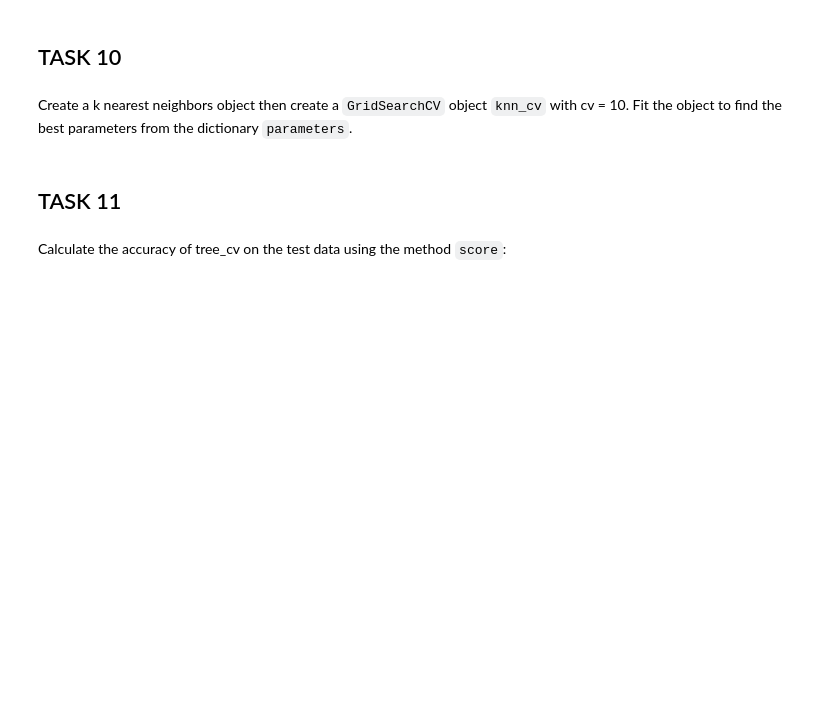
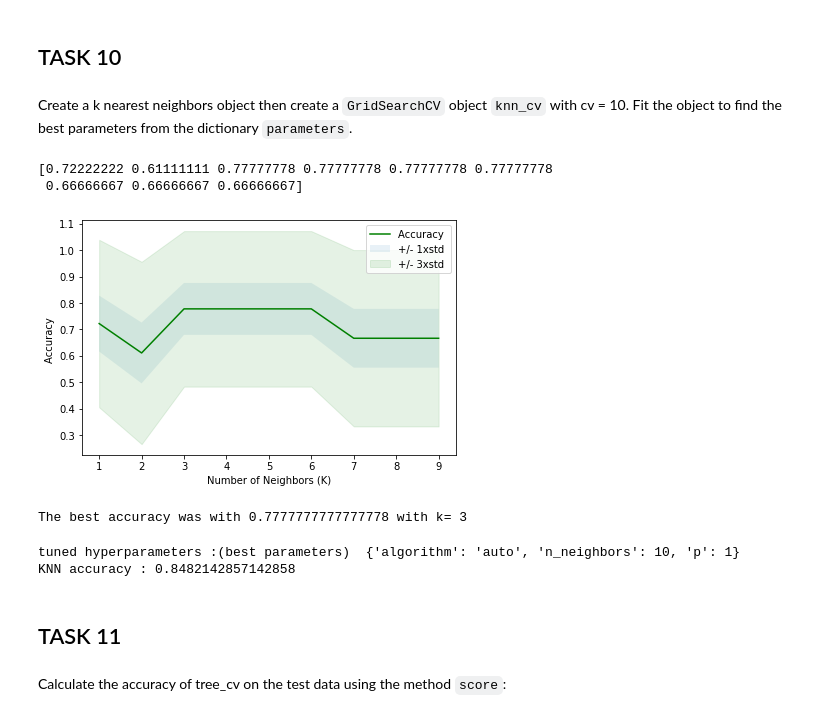
Before and after one commit to marstec/IBM-DataScienceCapstoneProject, a Jupyter notebook: SpaceX_Machine_Learning_Prediction_Part_5.ipynb, the cells around one changed output. Cells and saved outputs as stored; diff of their text form; code cells hidden in the pictures; blank space fills up the shorter version.

```diff
--- a/SpaceX_Machine_Learning_Prediction_Part_5.ipynb
+++ b/SpaceX_Machine_Learning_Prediction_Part_5.ipynb
@@ -344,6 +376,59 @@ KNN = KNeighborsClassifier()
+# %%
+from sklearn import metrics
+
+parameters = {'n_neighbors': [1, 2, 3, 4, 5, 6, 7, 8, 9, 10],
+              'algorithm': ['auto', 'ball_tree', 'kd_tree', 'brute'],
+              'p': [1,2]}
+
+KNN = KNeighborsClassifier()
+
+#GridSearchCV
+knn_cv = GridSearchCV(KNN,
+                      param_grid=parameters,
+                      scoring='accuracy',
+                      cv=10,
+                      )
+#Fit and best params
+knn_cv.fit(X_train, y_train)
+knn_cv.best_params_
+
+from sklearn.neighbors import KNeighborsClassifier
+
+Ks = 10
+mean_acc = np.zeros((Ks - 1))
+std_acc = np.zeros((Ks - 1))
+
+for n in range(1, Ks):
+    # Train Model and Predict
+    neigh = KNeighborsClassifier(n_neighbors=n).fit(X_train, y_train)
+    yhatknn2 = neigh.predict(X_test)
+    mean_acc[n - 1] = metrics.accuracy_score(y_test, yhatknn2)
+
+    std_acc[n - 1] = np.std(yhatknn2 == y_test) / np.sqrt(yhatknn2.shape[0])
+
+print(mean_acc)
+
+# Plot the model accuracy for a different number of neighbors.
+plt.plot(range(1,Ks),mean_acc,'g')
+plt.fill_between(range(1,Ks),mean_acc - 1 * std_acc,mean_acc + 1 * std_acc, alpha=0.10)
+plt.fill_between(range(1,Ks),mean_acc - 3 * std_acc,mean_acc + 3 * std_acc, alpha=0.10,color="green")
+plt.legend(('Accuracy ', '+/- 1xstd','+/- 3xstd'))
+plt.ylabel('Accuracy ')
+plt.xlabel('Number of Neighbors (K)')
+plt.tight_layout()
+plt.show()
+print( "The best accuracy was with", mean_acc.max(), "with k=", mean_acc.argmax()+1)
+# %% [output]
+[0.72222222 0.61111111 0.77777778 0.77777778 0.77777778 0.77777778
+ 0.66666667 0.66666667 0.66666667]
+[figure, added]
+The best accuracy was with 0.7777777777777778 with k= 3
 # %%
-print("tuned hpyerparameters :(best parameters) ",knn_cv.best_params_)
-print("accuracy :",knn_cv.best_score_)
+print("tuned hyperparameters :(best parameters) ",knn_cv.best_params_)
+print("KNN accuracy :",knn_cv.best_score_)
+# %% [output]
+tuned hyperparameters :(best parameters)  {'algorithm': 'auto', 'n_neighbors': 10, 'p': 1}
+KNN accuracy : 0.8482142857142858
 # %% [markdown]
 ## TASK  11
 # %% [markdown]
```
Also changed, not shown: parts of 10 cells of this notebook.
